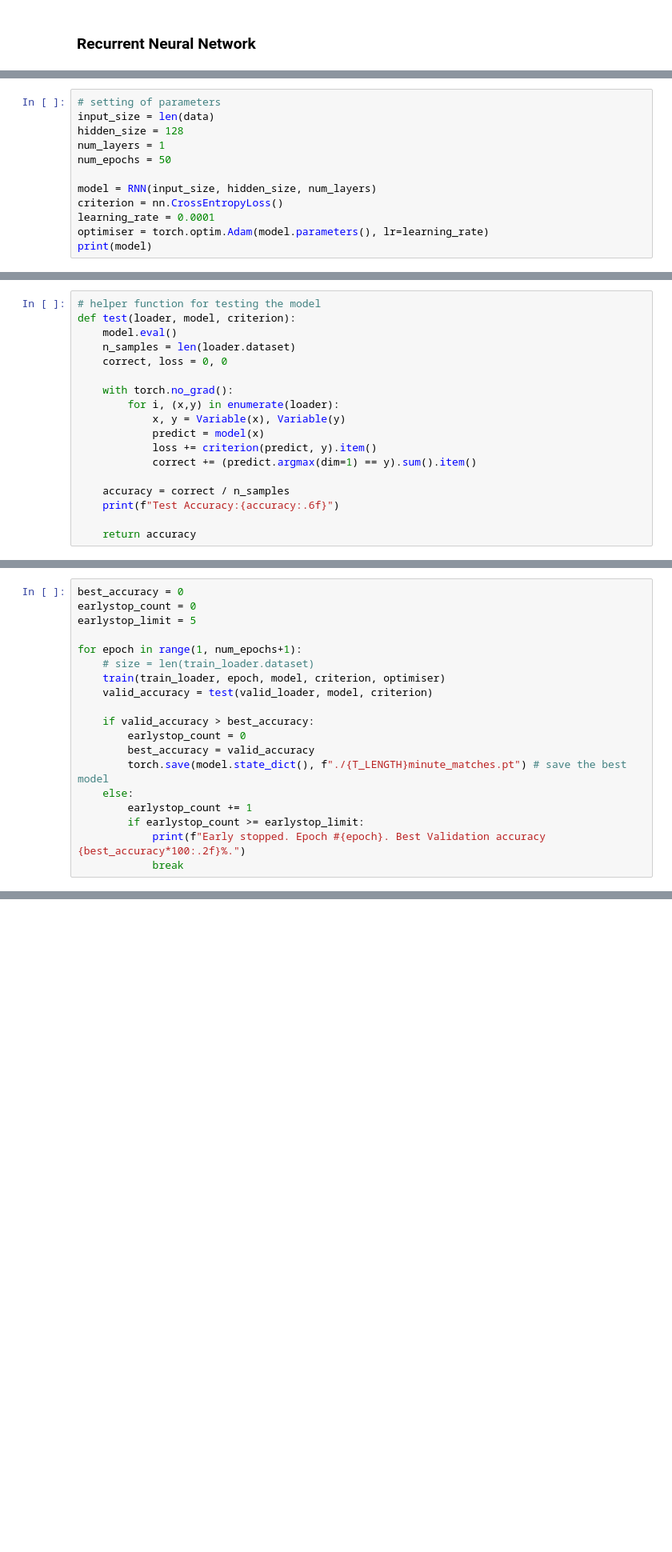
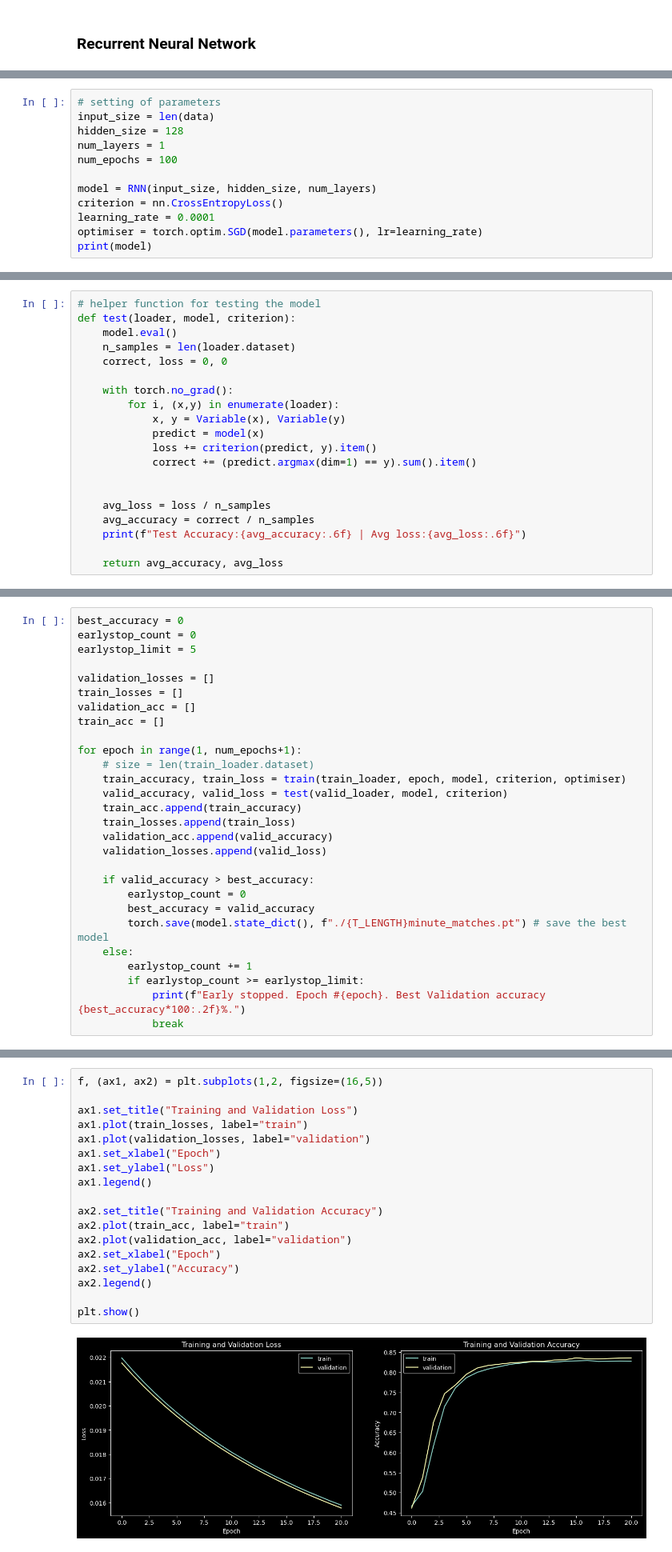
Before and after one commit to oscarqjh/NTU_SC1015_Project, a Jupyter notebook: EDA.ipynb, the cells around one changed output, grey strips where cells are left out. Shown at 80% size. Drawn from its saved outputs; the diff is of its cells as text; blank space fills up the shorter version.

```diff
--- a/EDA.ipynb
+++ b/EDA.ipynb
@@ -747,12 +814,12 @@ test_loader = DataLoader(
 input_size = len(data)
 hidden_size = 128
 num_layers = 1
-num_epochs = 50
+num_epochs = 100
 
 model = RNN(input_size, hidden_size, num_layers)
 criterion = nn.CrossEntropyLoss()
 learning_rate = 0.0001
-optimiser = torch.optim.Adam(model.parameters(), lr=learning_rate)
+optimiser = torch.optim.SGD(model.parameters(), lr=learning_rate)
 print(model)
 # %% [output]
 RNN(
@@ -792,10 +867,12 @@ def test(loader, model, criterion):
             loss += criterion(predict, y).item()
             correct += (predict.argmax(dim=1) == y).sum().item()
 
-    accuracy = correct / n_samples
-    print(f"Test Accuracy:{accuracy:.6f}")
 
-    return accuracy
+    avg_loss = loss / n_samples
+    avg_accuracy = correct / n_samples
+    print(f"Test Accuracy:{avg_accuracy:.6f} | Avg loss:{avg_loss:.6f}")
+
+    return avg_accuracy, avg_loss
 # %% [markdown]
 #### Training model
 
@@ -806,10 +883,19 @@ best_accuracy = 0
 earlystop_count = 0
 earlystop_limit = 5
 
+validation_losses = []
+train_losses = []
+validation_acc = []
+train_acc = []
+
 for epoch in range(1, num_epochs+1):
     # size = len(train_loader.dataset)
-    train(train_loader, epoch, model, criterion, optimiser)
-    valid_accuracy = test(valid_loader, model, criterion)
+    train_accuracy, train_loss = train(train_loader, epoch, model, criterion, optimiser)
+    valid_accuracy, valid_loss = test(valid_loader, model, criterion)
+    train_acc.append(train_accuracy)
+    train_losses.append(train_loss)
+    validation_acc.append(valid_accuracy)
+    validation_losses.append(valid_loss)
 
     if valid_accuracy > best_accuracy:
         earlystop_count = 0
@@ -841,3 +931,23 @@ Early stopped. Epoch #14. Best Validation accuracy 85.74%.
+# %%
+f, (ax1, ax2) = plt.subplots(1,2, figsize=(16,5))
+
+ax1.set_title("Training and Validation Loss")
+ax1.plot(train_losses, label="train")
+ax1.plot(validation_losses, label="validation")
+ax1.set_xlabel("Epoch")
+ax1.set_ylabel("Loss")
+ax1.legend()
+
+ax2.set_title("Training and Validation Accuracy")
+ax2.plot(train_acc, label="train")
+ax2.plot(validation_acc, label="validation")
+ax2.set_xlabel("Epoch")
+ax2.set_ylabel("Accuracy")
+ax2.legend()
+
+plt.show()
+# %% [output]
+[figure, added]
 # %% [markdown]
 #### Testing the model
 
```
Also changed, not shown: parts of 17 cells of this notebook, 1 other file.
